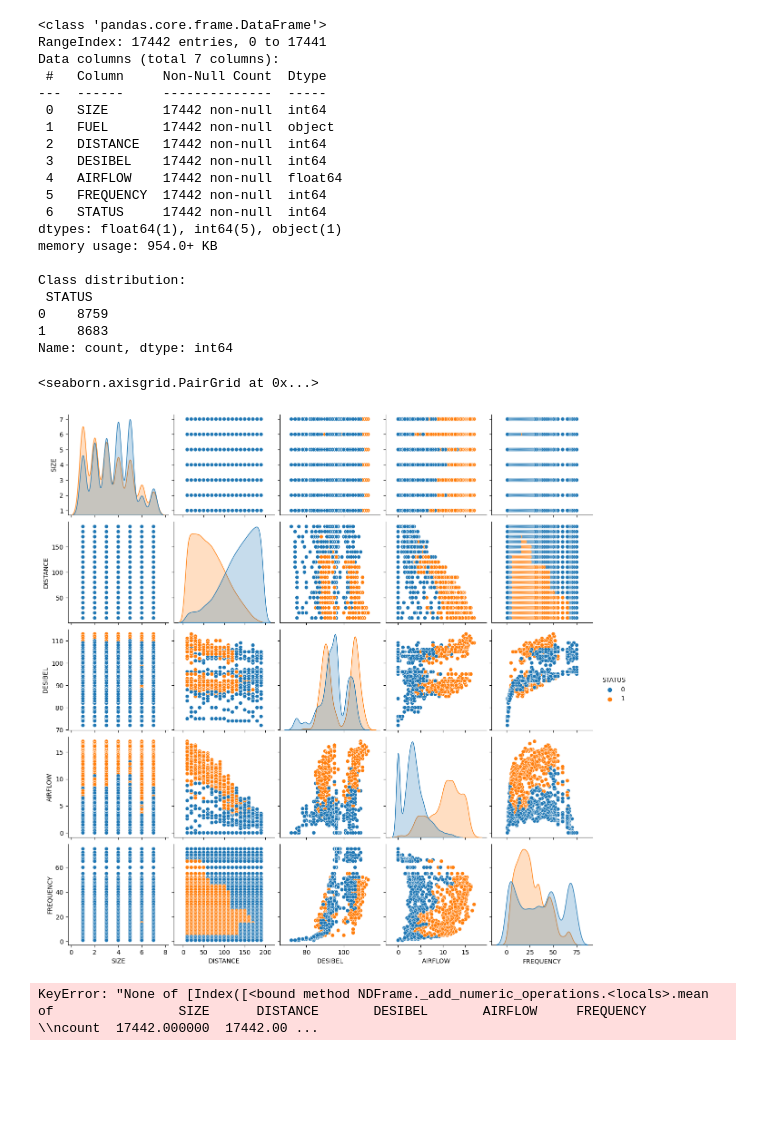
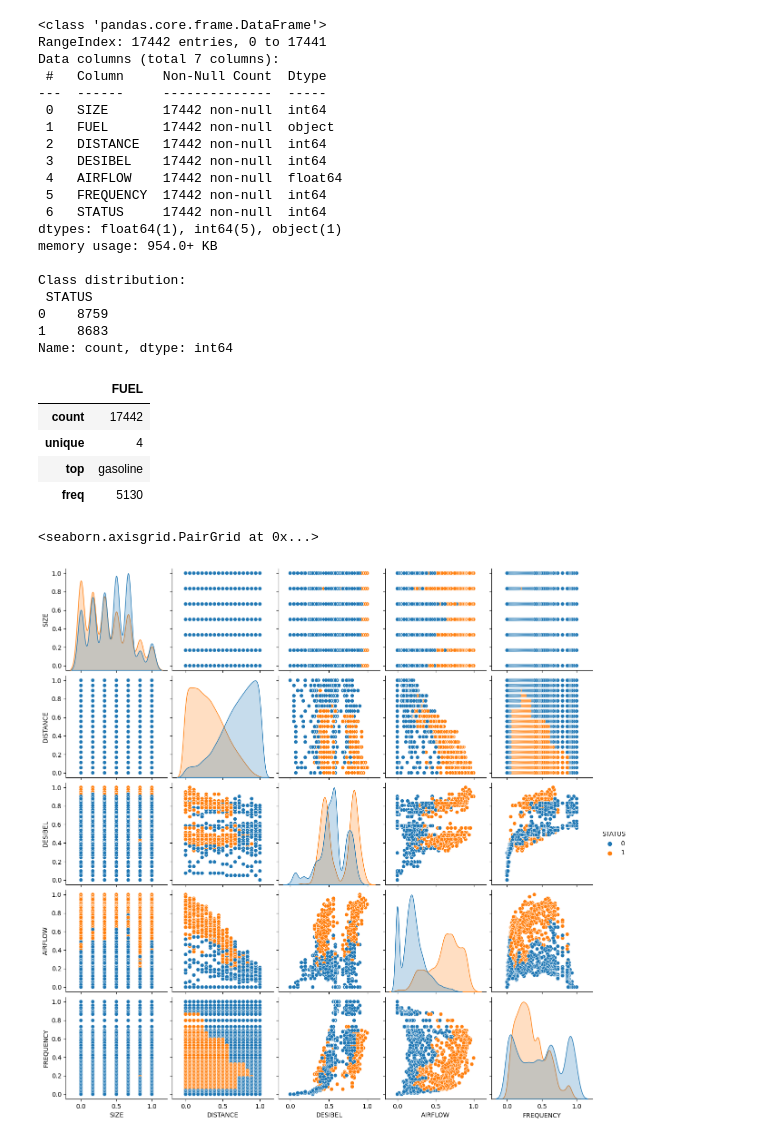
Before and after one commit to up202003484/IartProj2, a Jupyter notebook: proj.ipynb, the cells around one changed output. Cells and saved outputs as stored; diff of their text form; code cells hidden in the pictures; blank space fills up the shorter version.

```diff
--- a/proj.ipynb
+++ b/proj.ipynb
@@ -12,6 +12,12 @@ df.info()
 print('\nClass distribution:\n', df['STATUS'].value_counts())
 
 df.describe()
+
+df.describe(include=['object'])
+
+
+
+###    0 indicates the non-extinction state, 1 indicates the extinction state
 # %% [output]
 <class 'pandas.core.frame.DataFrame'>
 RangeIndex: 17442 entries, 0 to 17441
@@ -33,17 +39,30 @@ Class distribution:
 0    8759
 1    8683
 Name: count, dtype: int64
+|  | FUEL |
+| count | 17442 |
+| unique | 4 |
+| top | gasoline |
+| freq | 5130 |
-# %%
-import seaborn as sns
-
-sns.pairplot(df, hue='STATUS')
-# %% [output]
-<seaborn.axisgrid.PairGrid at 0x...>
-[figure, removed]
-# %%
-from scipy import stats
-import numpy as np
-
-df = df[(np.abs(stats.zscore(df[['mean', 'std', 'max']])) < 3).all(axis=1)]
-# %% [output]
-KeyError: "None of [Index([<bound method NDFrame._add_numeric_operations.<locals>.mean of                SIZE      DISTANCE       DESIBEL       AIRFLOW     FREQUENCY   \\ncount  17442.000000  17442.00 ...
+# %%
+
+# Scale the numerical features using MinMaxScaler
+from sklearn.preprocessing import MinMaxScaler
+
+scaler = MinMaxScaler()
+df[['SIZE', 'DISTANCE', 'DESIBEL', 'AIRFLOW', 'FREQUENCY']] = scaler.fit_transform(df[['SIZE', 'DISTANCE', 'DESIBEL', 'AIRFLOW', 'FREQUENCY']])
+
+# Split the dataset into training and testing sets
+from sklearn.model_selection import train_test_split
+
+X = df.drop('STATUS', axis=1)
+y = df['STATUS']
+
+X_train, X_test, y_train, y_test = train_test_split(X, y, test_size=0.2, random_state=42)
+
+import seaborn as sns
+
+sns.pairplot(df, hue='STATUS')
+# %% [output]
+<seaborn.axisgrid.PairGrid at 0x...>
+[figure, added]
```
Also changed, not shown: parts of 5 cells of this notebook.
